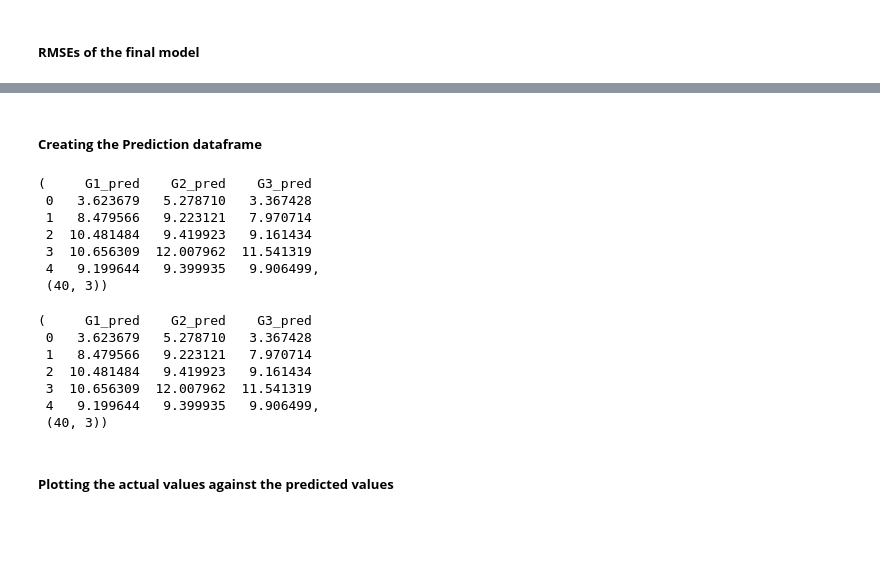
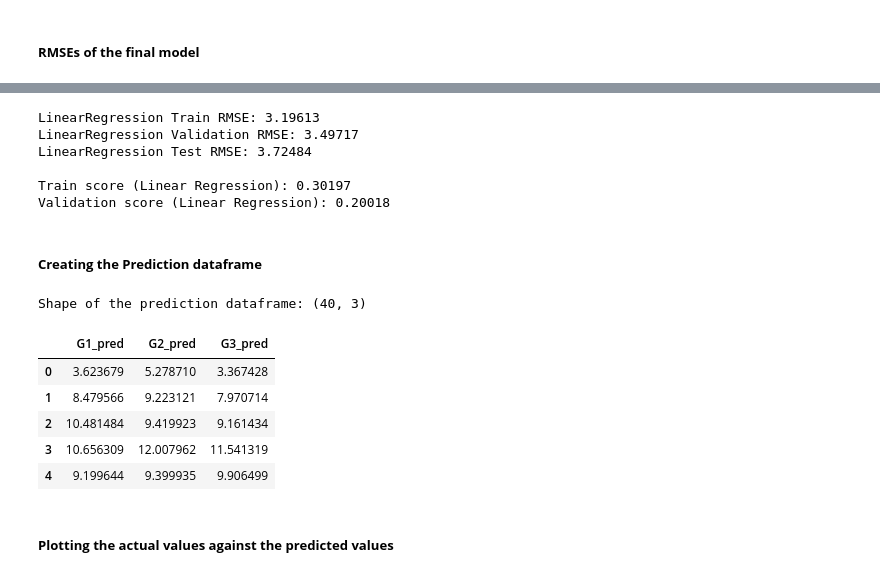
Before and after one commit to mayukhchatterjee7029/uci_student_performance_analysis, a Jupyter notebook: student_performance.ipynb, the cells around one changed output, grey strips where cells are left out. Cells and saved outputs as stored; diff of their text form; code cells hidden in the pictures; blank space fills up the shorter version.

```diff
--- a/student_performance.ipynb
+++ b/student_performance.ipynb
@@ -304,7 +456,5 @@ poly_train_rmse, poly_val_rmse
 # %%
-from sklearn.ensemble import RandomForestRegressor
-
-rf = Pipeline([('scaler', StandardScaler()), ('rf', RandomForestRegressor(n_estimators=1000, random_state=42))])
+rf = Pipeline([('scaler', StandardScaler()),('rf', RandomForestRegressor(n_estimators=200, min_samples_leaf=4, min_samples_split=10, random_state=42))])
 
 rf.fit(X_train, y_train)
 # %% [output]
@@ -316,0 +472,5 @@ rf_val_pred = rf.predict(X_val)
+# %%
+## Looking for the overfitting
+model = rf
+model.fit(X_train, y_train)
+predictions = check_overfitting(model, X_train, X_test, y_train, y_test)
@@ -333,0 +509,12 @@ test_rmse = rmse(y_test, test_pred)
+# %%
+## As the Linear Regression model is the best model for this dataset, lets try the Ridge Regression model
+
+from sklearn.linear_model import RidgeCV
+import numpy as np
+
+## Using RandomizedSearchCV to find the best alpha value for the Ridge Regression model
+alphas = np.logspace(-3, 2, 100)
+ridge_cv = RidgeCV(alphas=alphas, cv=5)
+ridge_cv.fit(X_train, y_train)
+print("Best alpha:", ridge_cv.alpha_)
+print("Val score:", ridge_cv.score(X_val, y_val))
@@ -333,0 +524,9 @@ test_rmse = rmse(y_test, test_pred)
+# %%
+## Fitting Ridge Regression to the Training set with the best alpha from CV
+ridge_pipeline = Pipeline([('scaler', StandardScaler()), ('ridge', Ridge(alpha=100, copy_X=True, fit_intercept=True))])
+
+lin_reg_pipe.fit(X_train, y_train)
+ridge_pipeline.fit(X_train, y_train)
+
+print("Train score (Ridge):", ridge_pipeline.score(X_train, y_train))
+print("Validation score (Ridge):", ridge_pipeline.score(X_val, y_val))
@@ -344,17 +564,22 @@ LinearRegression Test RMSE: 3.72484
+# %%
+## As the Linear Regression Model is the Best performing model in our case, we will use it to predict the test data.
+
+test_pred = lin_reg_pipe.predict(X_test)
+test_rmse = rmse(y_test, test_pred)
+
+print(f"LinearRegression Train RMSE: {lin_reg_train_rmse:.5f}\nLinearRegression Validation RMSE: {lin_reg_val_rmse:.5f}\nLinearRegression Test RMSE: {test_rmse:.5f}\n")
+
+print(f"Train score (Linear Regression): {lin_reg_pipe.score(X_train, y_train):.5f}")
+print(f"Validation score (Linear Regression): {lin_reg_pipe.score(X_val, y_val):.5f}")
+# %% [output]
+LinearRegression Train RMSE: 3.19613
+LinearRegression Validation RMSE: 3.49717
+LinearRegression Test RMSE: 3.72484
+
+Train score (Linear Regression): 0.30197
+Validation score (Linear Regression): 0.20018
 # %% [markdown]
 ##### **Creating the Prediction dataframe**
-# %%
-test_pred_df = test_pred
-test_pred_df = pd.DataFrame(test_pred_df, columns=['G1_pred', 'G2_pred', 'G3_pred'])
-test_pred_df.head(), test_pred_df.shape
-# %% [output]
-(     G1_pred    G2_pred    G3_pred
- 0   3.623679   5.278710   3.367428
- 1   8.479566   9.223121   7.970714
- 2  10.481484   9.419923   9.161434
- 3  10.656309  12.007962  11.541319
- 4   9.199644   9.399935   9.906499,
- (40, 3))
 # %%
 # Reset indices to ensure proper alignment
 X_test = pd.DataFrame(X_test).reset_index(drop=True)
@@ -363,16 +588,17 @@ y_test = pd.DataFrame(y_test).reset_index(drop=True)
 # %%
 test_pred_df = test_pred
 test_pred_df = pd.DataFrame(test_pred_df, columns=['G1_pred', 'G2_pred', 'G3_pred'])
 test_pred_df = test_pred_df.reset_index(drop=True)
-test_pred_df.head(), test_pred_df.shape
+print(f'Shape of the prediction dataframe: {test_pred_df.shape}')
+test_pred_df.head()
 # %% [output]
-(     G1_pred    G2_pred    G3_pred
- 0   3.623679   5.278710   3.367428
- 1   8.479566   9.223121   7.970714
- 2  10.481484   9.419923   9.161434
- 3  10.656309  12.007962  11.541319
- 4   9.199644   9.399935   9.906499,
- (40, 3))
+Shape of the prediction dataframe: (40, 3)
+|  | G1_pred | G2_pred | G3_pred |
+| 0 | 3.623679 | 5.278710 | 3.367428 |
+| 1 | 8.479566 | 9.223121 | 7.970714 |
+| 2 | 10.481484 | 9.419923 | 9.161434 |
+| 3 | 10.656309 | 12.007962 | 11.541319 |
+| 4 | 9.199644 | 9.399935 | 9.906499 |
 # %%
 predictions_linreg_df = pd.concat([y_test, test_pred_df], axis=1)
 # %% [markdown]
```
Also changed, not shown: parts of 42 cells of this notebook.
